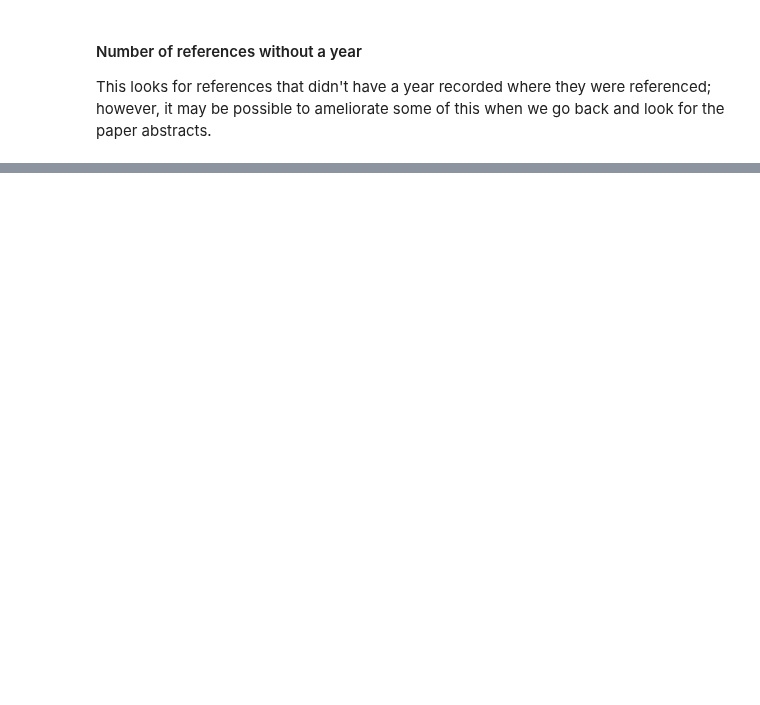
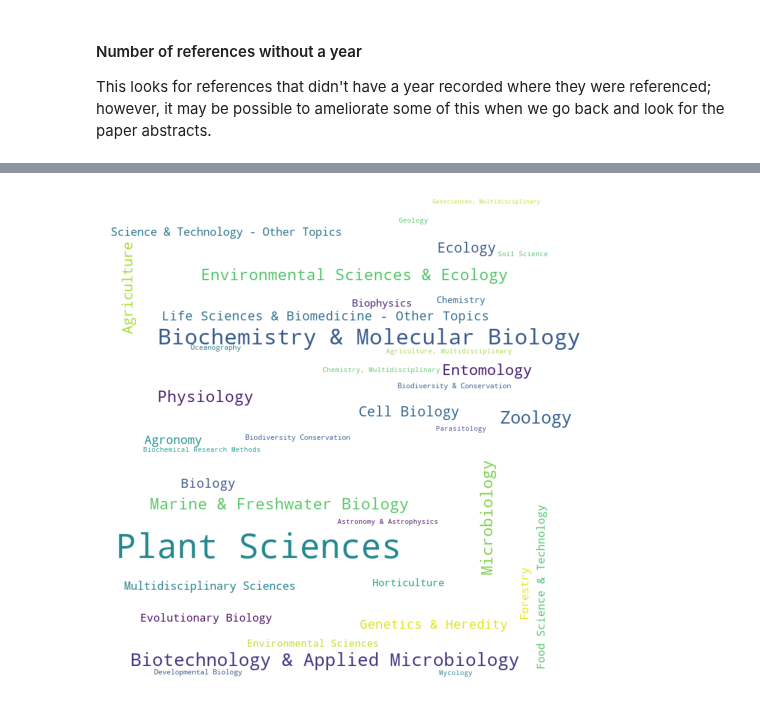
Before and after one commit to serenalotreck/desiccation-network, a Jupyter notebook: notebooks/WoS_dataset_characterization.ipynb, the cells around one changed output, grey strips where cells are left out. Saved outputs shown, nothing was run; the diff lists cells and outputs as text; code cells hidden in the pictures; blank space fills up the shorter version.

```diff
--- a/notebooks/WoS_dataset_characterization.ipynb
+++ b/notebooks/WoS_dataset_characterization.ipynb
@@ -172,0 +243,6 @@ Also really not bad!
+# %%
+plt.imshow(wordcloud)
+plt.axis("off")
+plt.tight_layout(pad = 0)
+# %% [output]
+[figure, added]
```
Also changed, not shown: parts of 116 cells of this notebook, 2 other files.
